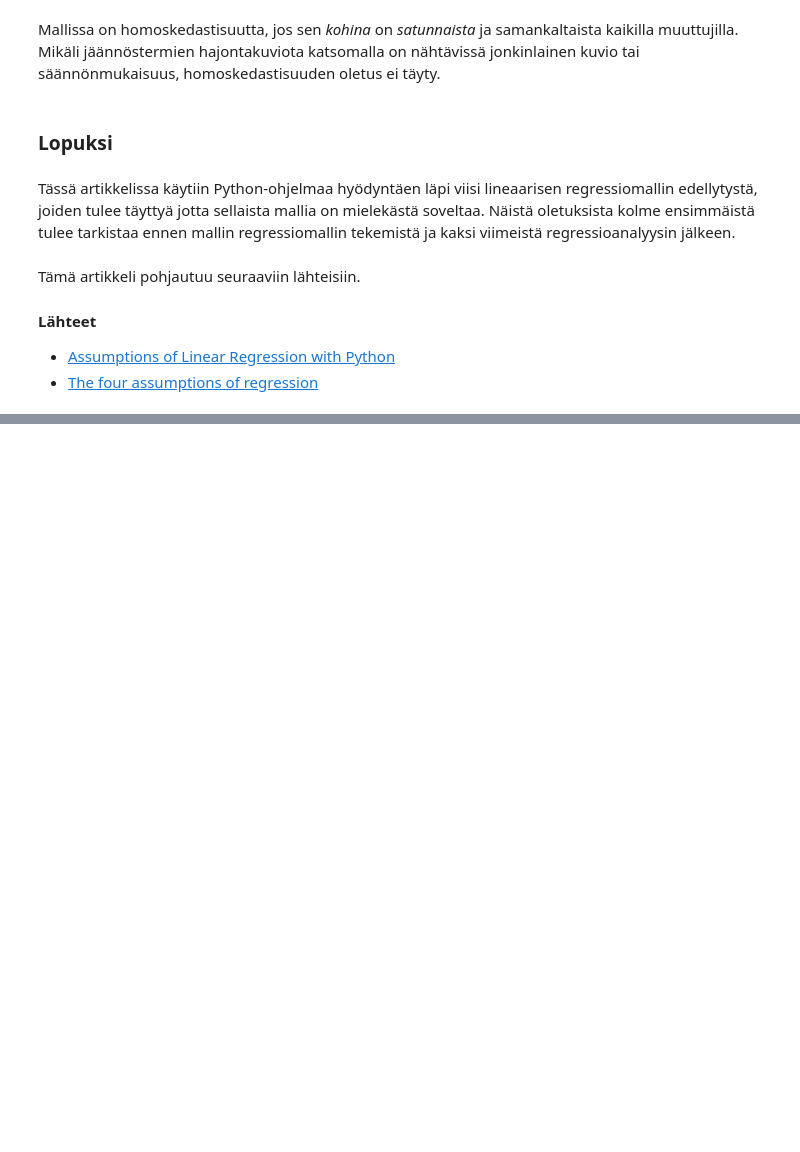
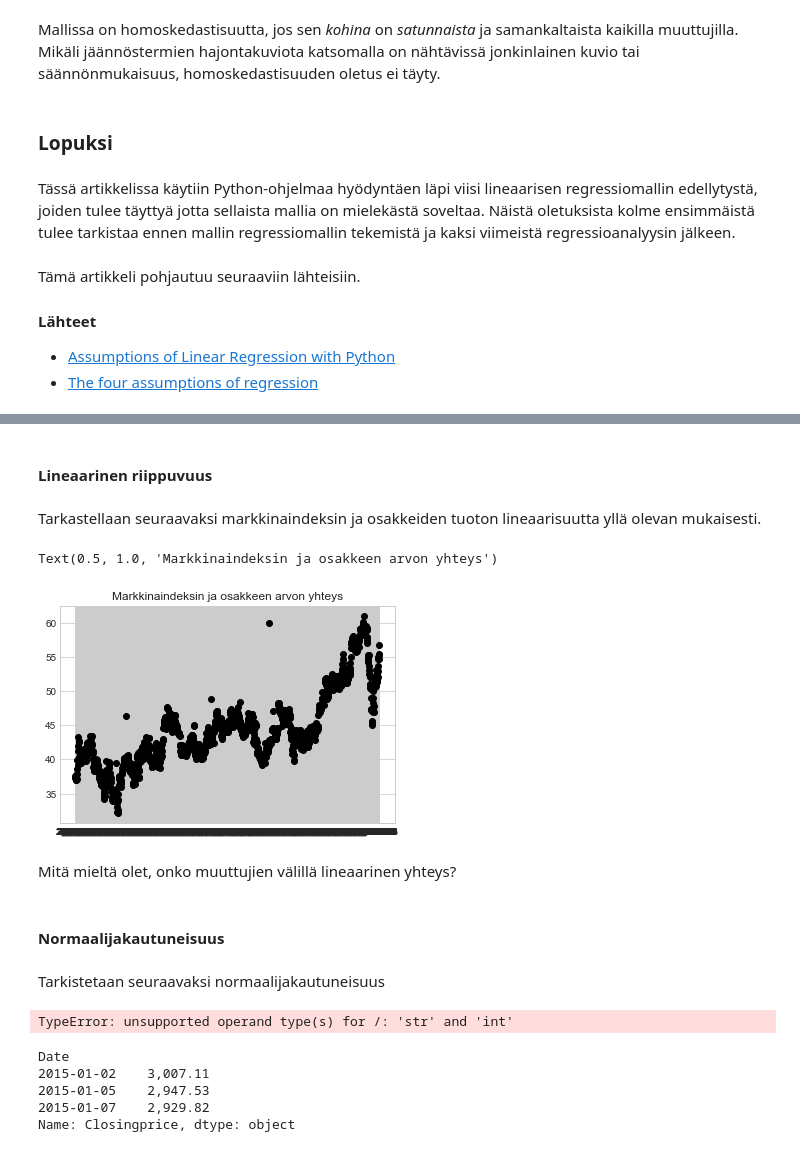
Before and after one commit to juhanurmonen/lineaarisen-regressiomallin-oletukset, a Jupyter notebook: lineaarisen-regression-oletukset.ipynb, the cells around one changed output, grey strips where cells are left out. Drawn from its saved outputs; the diff is of its cells as text; code cells hidden in the pictures; blank space fills up the shorter version.

```diff
--- a/lineaarisen-regression-oletukset.ipynb
+++ b/lineaarisen-regression-oletukset.ipynb
@@ -141,0 +150,12 @@ Tämä artikkeli pohjautuu seuraaviin lähteisiin.
+# %%
+#Avataan tiedostot
+osake = pd.read_csv('http://www.haaga-helia.fi/~fie8lh101/Dataa/KoneOyj-2015-0101-2020-0430.csv', sep = ';', decimal = ',', usecols = [0,1,2,3,4,5,6,7,8,9,10], skiprows=1)
+markkinat = pd.read_csv('http://www.haaga-helia.fi/~fie8lh101/Dataa/OMXH25-2015-0101-2020-0430.csv', sep = ';', decimal = ',', usecols = [0,1,2,3], skiprows=1)
+
+#Lisätään aikaleimat
+osake.index = pd.to_datetime(osake['Date'], dayfirst=True)
+markkinat.index = pd.to_datetime(markkinat['Date'], dayfirst=True)
+
+#Järjestetään aikasarja vanhimmasta uusimpaan
+osake.sort_index(inplace = True)
+markkinat.sort_index(inplace = True)
@@ -141,0 +186,34 @@ Tämä artikkeli pohjautuu seuraaviin lähteisiin.
+# %% [markdown]
+#### Lineaarinen riippuvuus
+# %% [markdown]
+Tarkastellaan seuraavaksi markkinaindeksin ja osakkeiden tuoton lineaarisuutta yllä olevan mukaisesti.
+# %%
+#### Luetaan x-muuttujan arvot ja y-muuttujan arvot
+
+x_markkinat = markkinat['Closingprice']
+y_osake = osake['Closing price']
+# %%
+plt.plot(x_markkinat, y_osake, 'o', color = 'black');
+plt.title("Markkinaindeksin ja osakkeen arvon yhteys")
+# %% [output]
+Text(0.5, 1.0, 'Markkinaindeksin ja osakkeen arvon yhteys')
+[figure, added]
+# %% [markdown]
+Mitä mieltä olet, onko muuttujien välillä lineaarinen yhteys?
+# %% [markdown]
+#### Normaalijakautuneisuus
+# %% [markdown]
+Tarkistetaan seuraavaksi normaalijakautuneisuus
+# %%
+stats.probplot(x_markkinat[:], dist="norm", plot=plt)
+plt.show()
+# %% [output]
+TypeError: unsupported operand type(s) for /: 'str' and 'int'
+# %%
+x_markkinat[:3]
+# %% [output]
+Date
+2015-01-02    3,007.11
+2015-01-05    2,947.53
+2015-01-07    2,929.82
+Name: Closingprice, dtype: object
```
Also changed, not shown: parts of 9 cells of this notebook.
